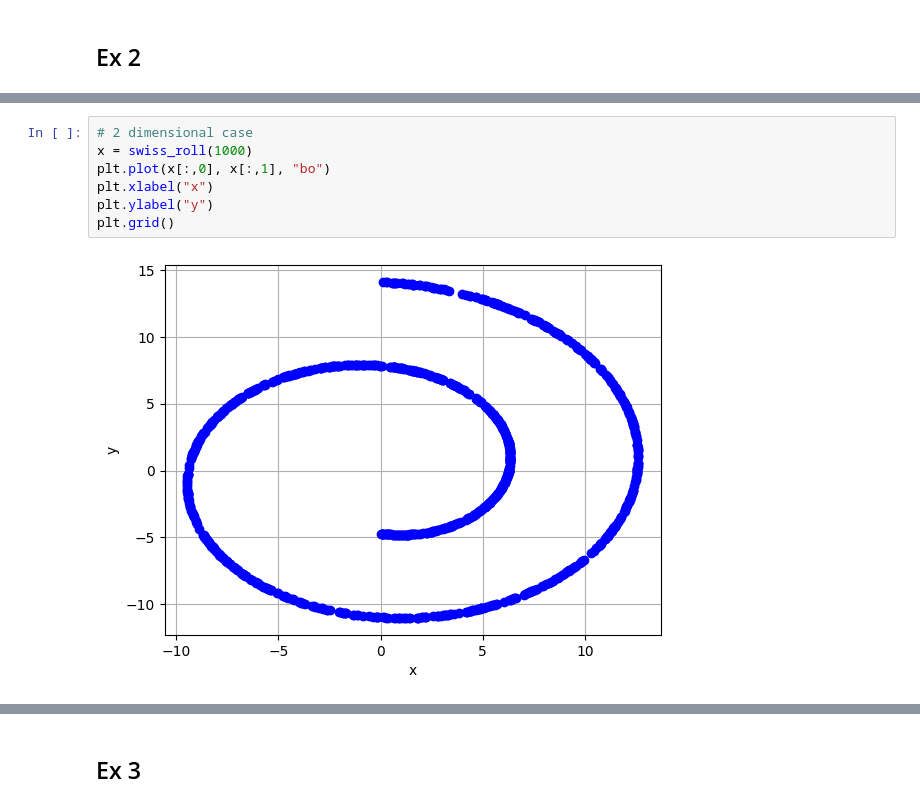
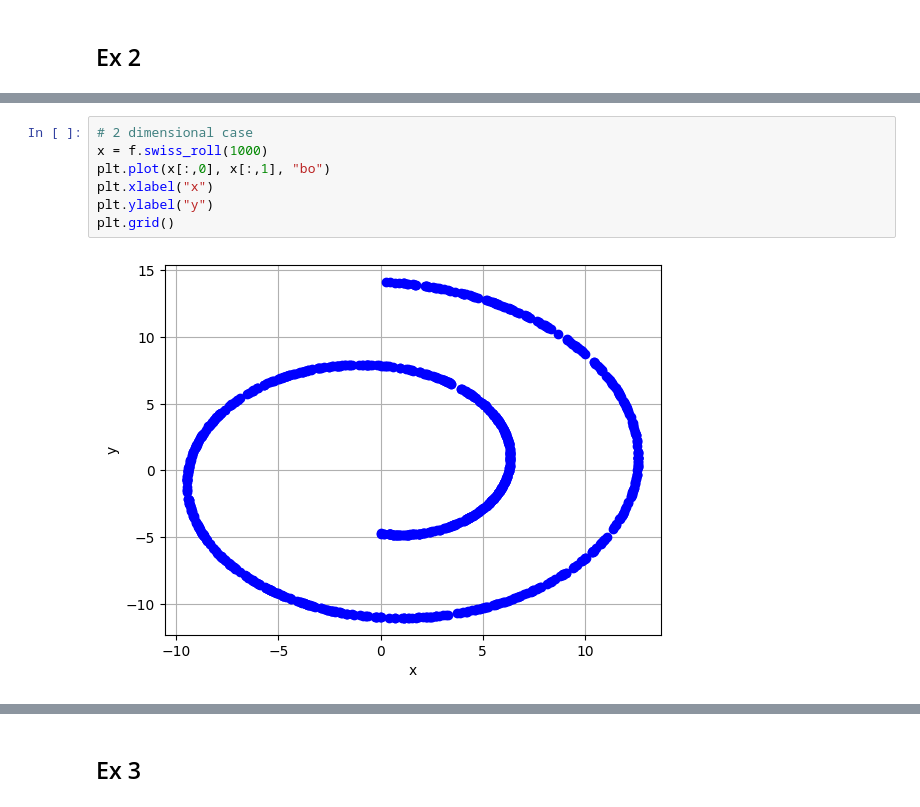
Before and after one commit to gc031298/Unsupervised_learning, a Jupyter notebook: Lab1.ipynb, the cells around one changed output, grey strips where cells are left out. Drawn from its saved outputs; the diff is of its cells as text.

```diff
--- a/Lab1.ipynb
+++ b/Lab1.ipynb
@@ -99,12 +55,12 @@ def swiss_roll(n):
 # %%
 # 2 dimensional case
-x = swiss_roll(1000)
+x = f.swiss_roll(1000)
 plt.plot(x[:,0], x[:,1], "bo")
 plt.xlabel("x")
 plt.ylabel("y")
 plt.grid()
 # %% [output]
-[figure, old version]
+[figure, new version]
 # %%
 # 3 dimensional case
 
```
Also changed, not shown: parts of 9 cells of this notebook, 8 other files.
